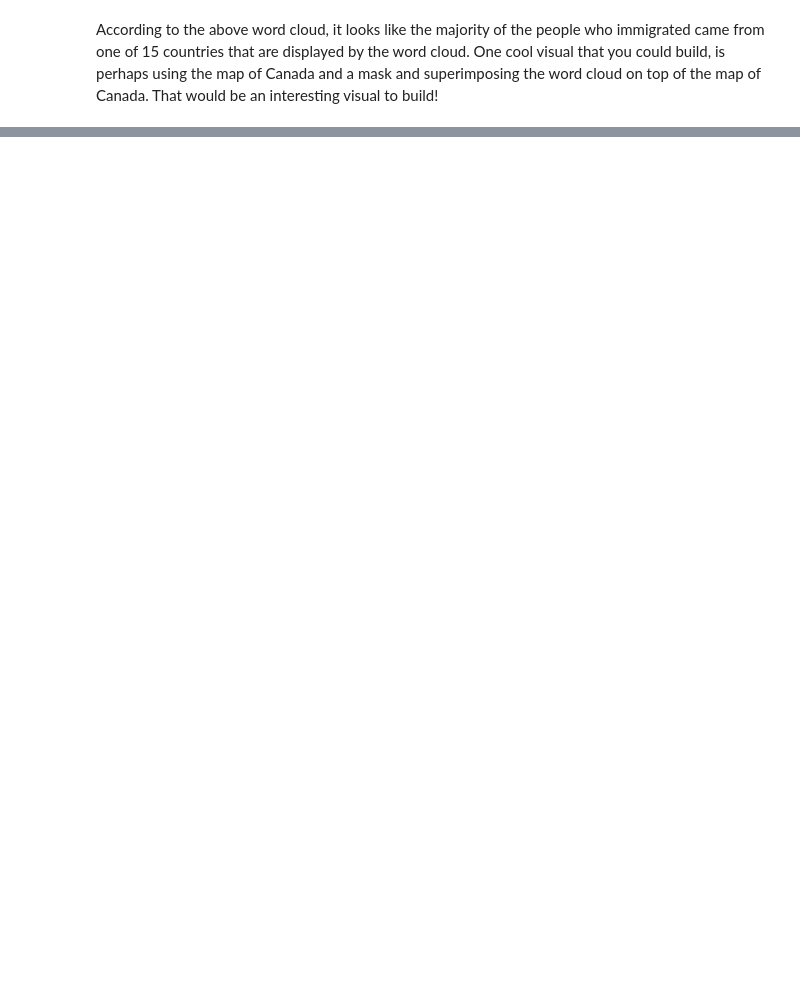
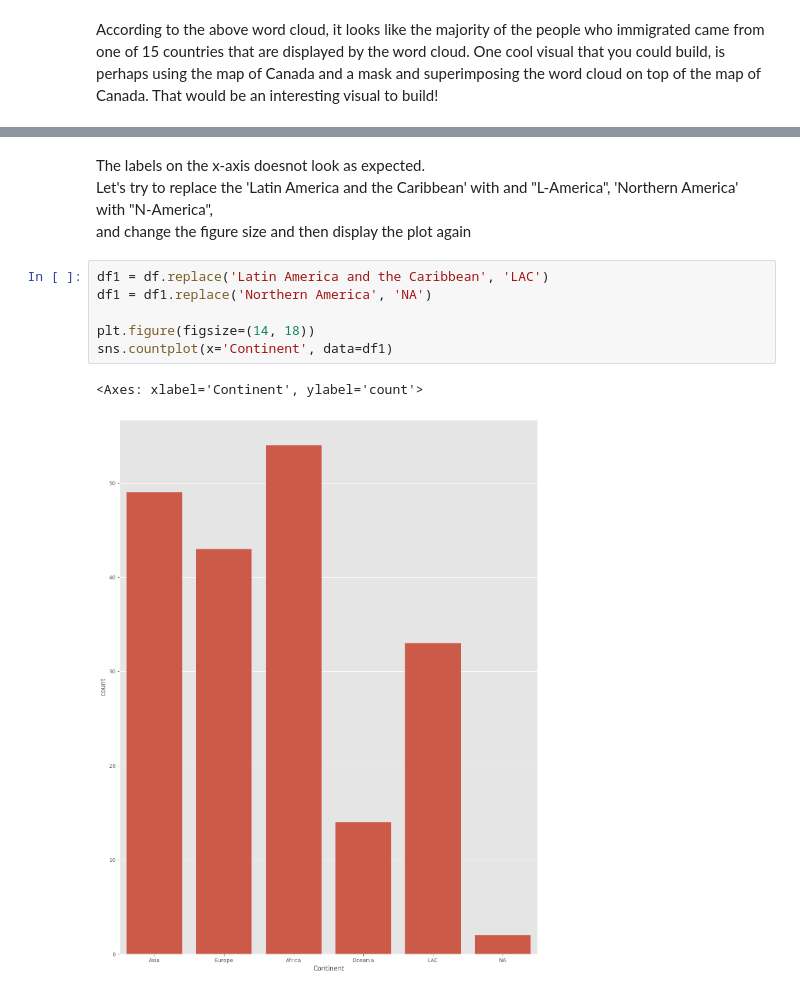
Before and after one commit to DUY2602/IBM-Data-Science, a Jupyter notebook: 8. Data Visualization with Python/Basic & Specialized Visualization tools/waffle_chart_word_cloud_regression_plot.ipynb, the cells around one changed output, grey strips where cells are left out. Drawn from its saved outputs; the diff is of its cells as text; blank space fills up the shorter version.

```diff
--- a/8. Data Visualization with Python/Basic & Specialized Visualization tools/waffle_chart_word_cloud_regression_plot.ipynb
+++ b/8. Data Visualization with Python/Basic & Specialized Visualization tools/waffle_chart_word_cloud_regression_plot.ipynb
@@ -566,0 +591,11 @@ According to the above word cloud, it looks like the majority of the people who
+# %% [markdown]
+The labels on the x-axis doesnot look as expected.<br>Let's try to replace the 'Latin America and the Caribbean' with and "L-America", 'Northern America' with "N-America", <br>and change the figure size and then display the plot again
+# %%
+df1 = df.replace('Latin America and the Caribbean', 'LAC')
+df1 = df1.replace('Northern America', 'NA')
+
+plt.figure(figsize=(14, 18))
+sns.countplot(x='Continent', data=df1)
+# %% [output]
+<Axes: xlabel='Continent', ylabel='count'>
+[figure, added]
```
Also changed, not shown: parts of 35 cells of this notebook.
